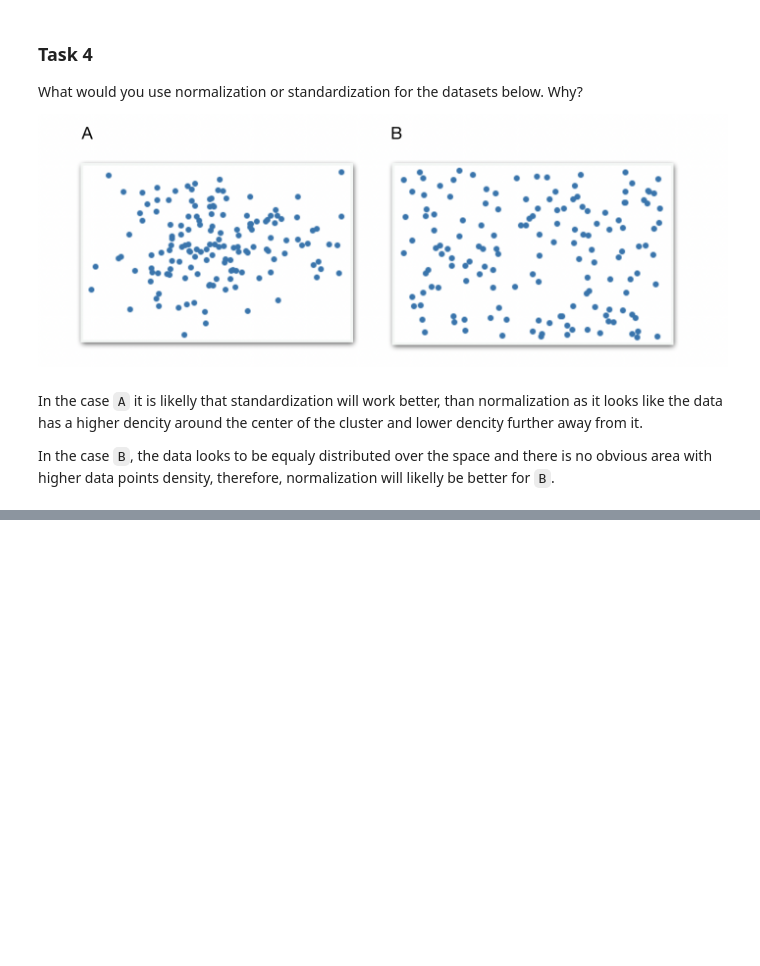
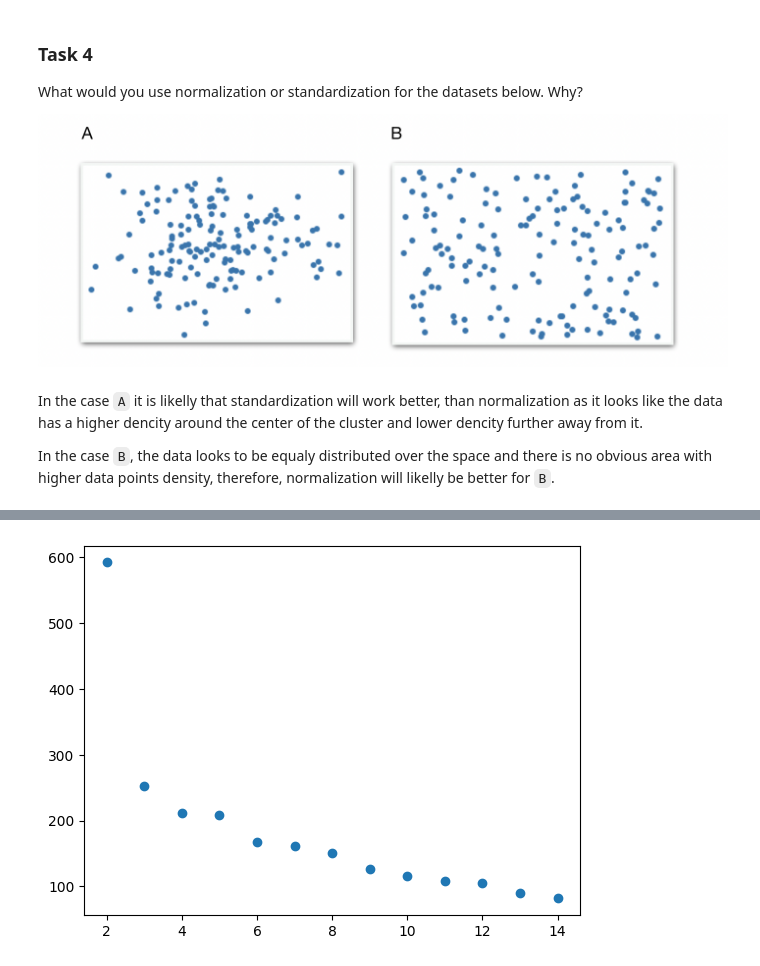
Before and after one commit to ospikovets/linear-algebra-projector, a Jupyter notebook: Pikovets_HW_2_Linear_Algebra.ipynb, the cells around one changed output, grey strips where cells are left out. Saved outputs shown, nothing was run; the diff lists cells and outputs as text; code cells hidden in the pictures; blank space fills up the shorter version.

```diff
--- a/Pikovets_HW_2_Linear_Algebra.ipynb
+++ b/Pikovets_HW_2_Linear_Algebra.ipynb
@@ -320,0 +351,15 @@ In the case `B`, the data looks to be equaly distributed over the space and ther
+# %%
+# Let's choose the number of clusters, using "elbow method"
+ccs = np.arange(2, 15)
+inertia = np.zeros(ccs.shape)
+
+for i, cc in enumerate(ccs):
+  m = KMeans(cc, n_init="auto")
+  m.fit(X)
+  inertia[i] = m.inertia_
+
+fig, ax = plt.subplots()
+ax.scatter(ccs, inertia)
+plt.show()
+# %% [output]
+[figure, added]
```
Also changed, not shown: parts of 7 cells of this notebook.
